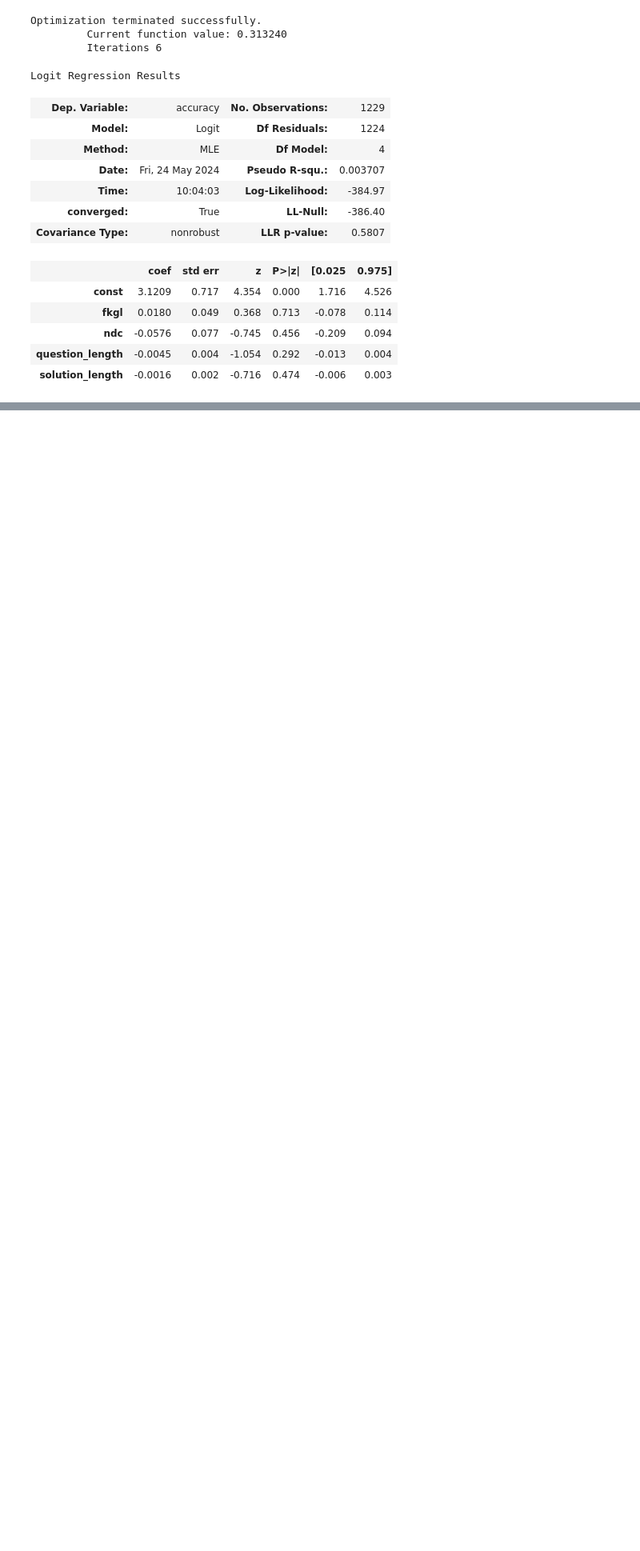
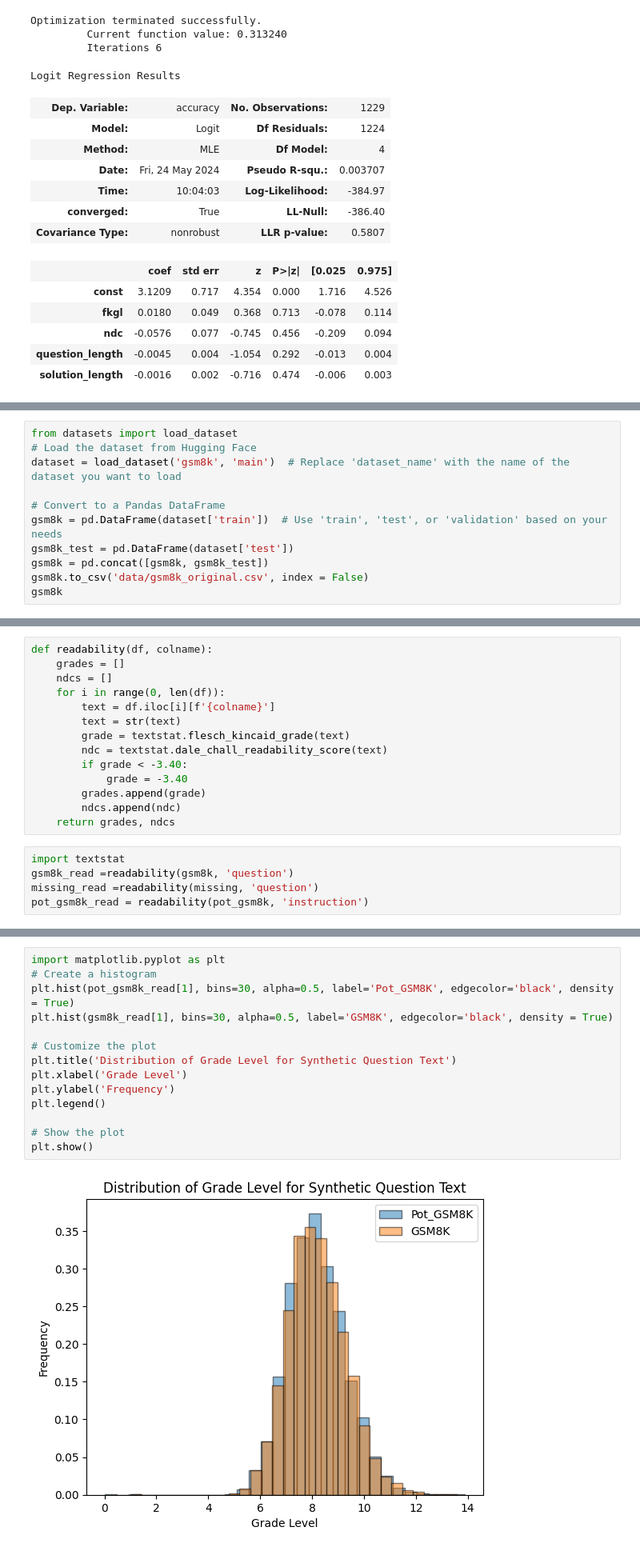
Before and after one commit to bryanchrist/llama2-70b, a Jupyter notebook: Annotation_Length.ipynb, the cells around one changed output, grey strips where cells are left out. Shown: that part at 80% size. Saved outputs shown, nothing was run; the diff lists cells and outputs as text; blank space fills up the shorter version.

```diff
--- a/Annotation_Length.ipynb
+++ b/Annotation_Length.ipynb
@@ -281,0 +328,11 @@ Logit Regression Results
+# %%
+from datasets import load_dataset
+# Load the dataset from Hugging Face
+dataset = load_dataset('gsm8k', 'main')  # Replace 'dataset_name' with the name of the dataset you want to load
+
+# Convert to a Pandas DataFrame
+gsm8k = pd.DataFrame(dataset['train'])  # Use 'train', 'test', or 'validation' based on your needs
+gsm8k_test = pd.DataFrame(dataset['test'])
+gsm8k = pd.concat([gsm8k, gsm8k_test])
+gsm8k.to_csv('data/gsm8k_original.csv', index = False)
+gsm8k
@@ -281,0 +411,19 @@ Logit Regression Results
+# %%
+def readability(df, colname):
+    grades = []
+    ndcs = []
+    for i in range(0, len(df)):
+        text = df.iloc[i][f'{colname}']
+        text = str(text)
+        grade = textstat.flesch_kincaid_grade(text)
+        ndc = textstat.dale_chall_readability_score(text)
+        if grade < -3.40:
+            grade = -3.40
+        grades.append(grade)
+        ndcs.append(ndc)
+    return grades, ndcs
+# %%
+import textstat
+gsm8k_read =readability(gsm8k, 'question')
+missing_read =readability(missing, 'question')
+pot_gsm8k_read = readability(pot_gsm8k, 'instruction')
@@ -281,0 +478,16 @@ Logit Regression Results
+# %%
+import matplotlib.pyplot as plt
+# Create a histogram
+plt.hist(pot_gsm8k_read[1], bins=30, alpha=0.5, label='Pot_GSM8K', edgecolor='black', density = True)
+plt.hist(gsm8k_read[1], bins=30, alpha=0.5, label='GSM8K', edgecolor='black', density = True)
+
+# Customize the plot
+plt.title('Distribution of Grade Level for Synthetic Question Text')
+plt.xlabel('Grade Level')
+plt.ylabel('Frequency')
+plt.legend()
+
+# Show the plot
+plt.show()
+# %% [output]
+[figure, added]
```
Also changed, not shown: parts of 28 cells of this notebook, 4 other files.
